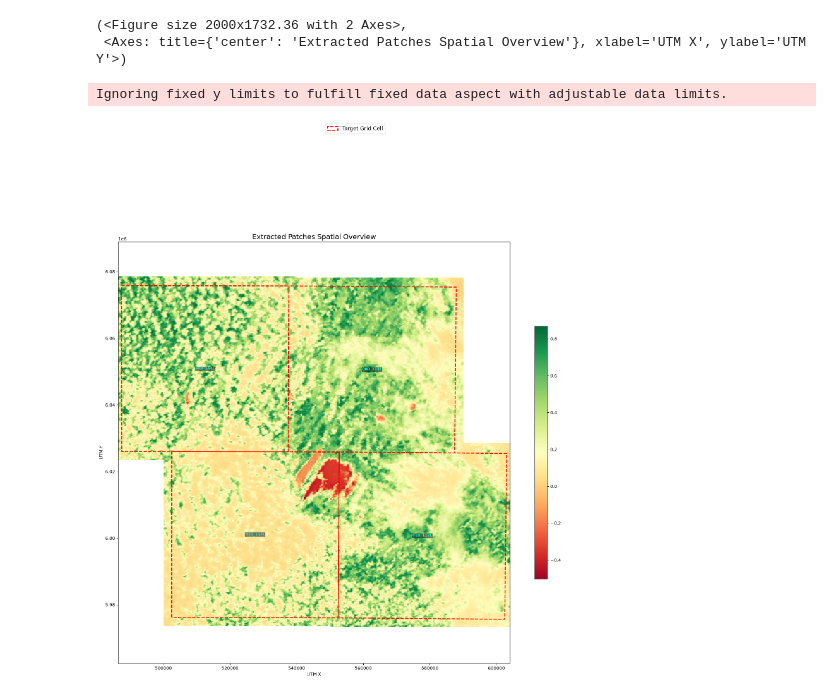
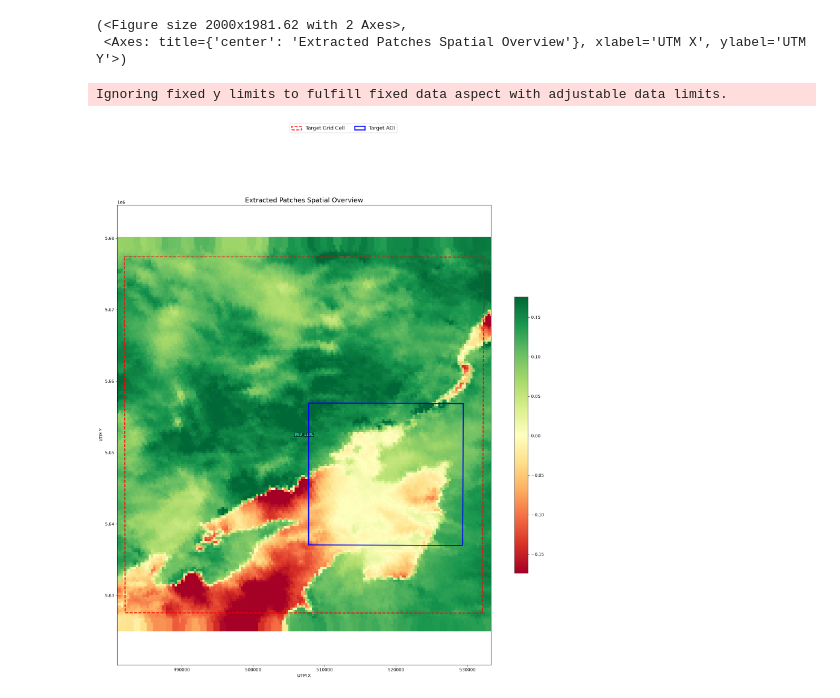
Before and after one commit to frandorr/aereo, a Jupyter notebook: examples/03b-sentinel3-ndvi.ipynb, the cells around one changed output. Saved outputs shown, nothing was run; the diff lists cells and outputs as text; code cells hidden in the pictures.

```diff
--- a/examples/03b-sentinel3-ndvi.ipynb
+++ b/examples/03b-sentinel3-ndvi.ipynb
@@ -27,9 +27,16 @@ print(f"✓ Extracted {len(artifacts)} artifacts")
 # %%
 from aereo.viz import plot_artifact_patches
 
-plot_artifact_patches(artifacts, ds_factor=1, cmap="RdYlGn")
+plot_artifact_patches(
+    artifacts,
+    ds_factor=1,
+    cmap="RdYlGn",
+    stretch="percentile",
+    aoi=job.target_aoi,
+    aoi_edgecolor="blue",
+)
 # %% [output]
-(<Figure size 2000x1732.36 with 2 Axes>,
+(<Figure size 2000x1981.62 with 2 Axes>,
  <Axes: title={'center': 'Extracted Patches Spatial Overview'}, xlabel='UTM X', ylabel='UTM Y'>)
 Ignoring fixed y limits to fulfill fixed data aspect with adjustable data limits.
-[figure, old version]
+[figure, new version]
```
Also changed, not shown: parts of 1 cell of this notebook, 11 other files.
